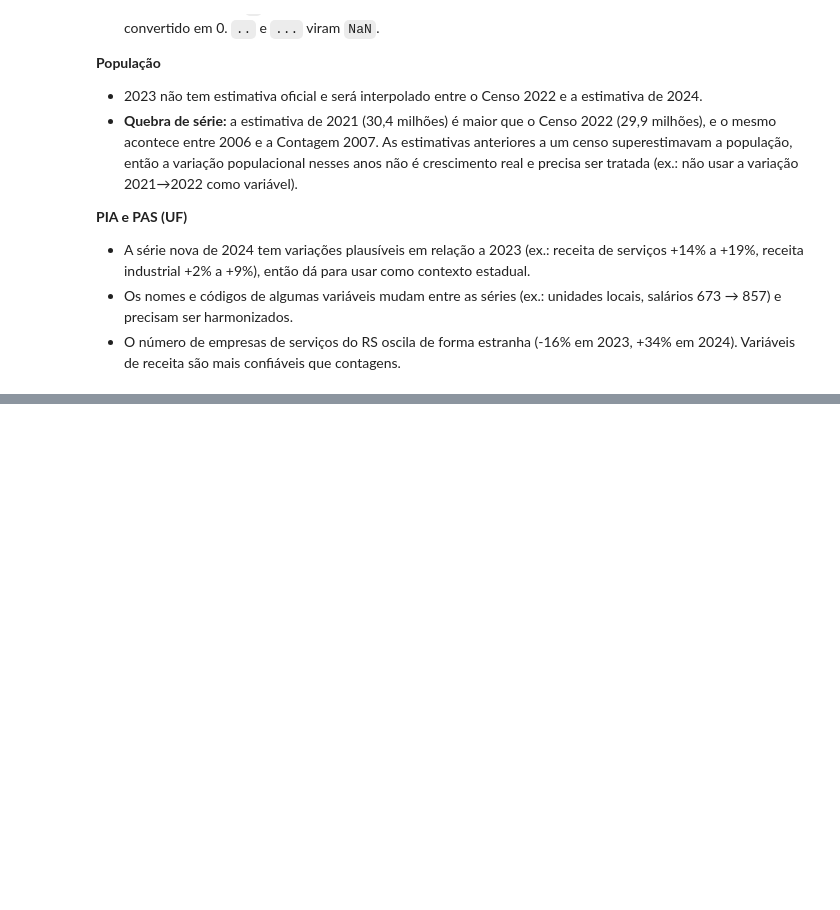
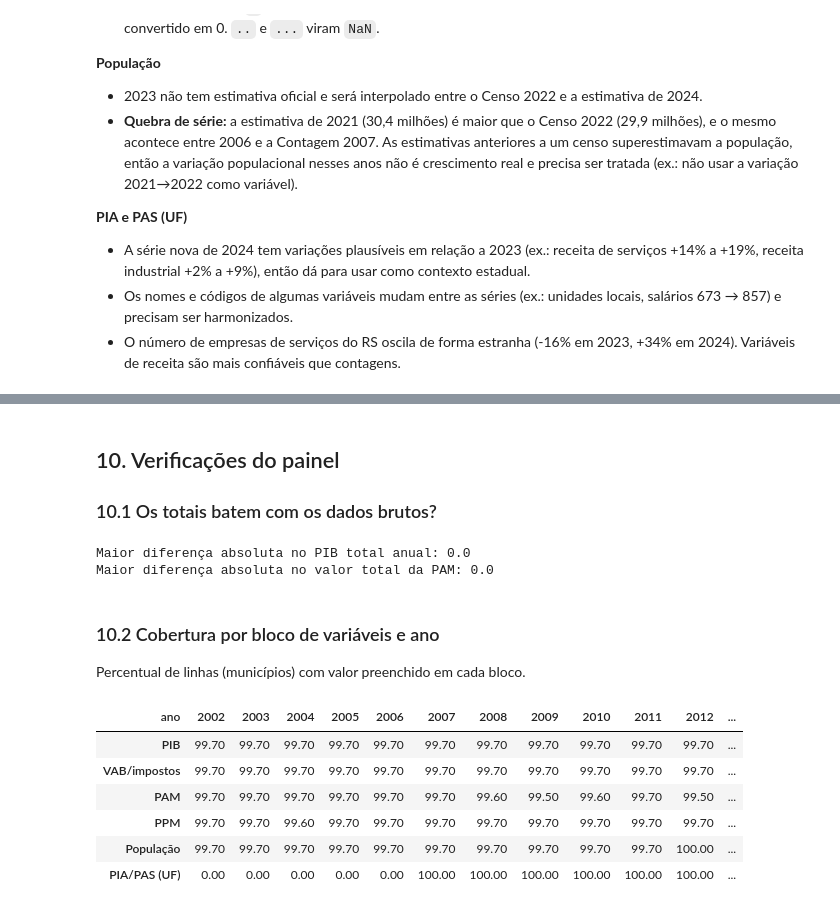
Before and after one commit to MatheuzinDev/Trabalho-Ciencia-Dados-AV2, a Jupyter notebook: notebooks/01_coleta_integracao.ipynb, the cells around one changed output, grey strips where cells are left out. Saved outputs shown, nothing was run; the diff lists cells and outputs as text; code cells hidden in the pictures; blank space fills up the shorter version.

```diff
--- a/notebooks/01_coleta_integracao.ipynb
+++ b/notebooks/01_coleta_integracao.ipynb
@@ -452,0 +495,42 @@ pas_cmp
+# %% [markdown]
+## 10. Verificações do painel
+
+### 10.1 Os totais batem com os dados brutos?
+# %%
+# PIB total por ano: painel × arquivo bruto (diferença deve ser zero)
+pib_bruto = pib[pib["cod_variavel"] == 37].groupby("ano")["valor"].sum()
+pib_painel = painel.groupby("ano")["pib"].sum()
+print("Maior diferença absoluta no PIB total anual:", (pib_bruto - pib_painel.loc[pib_bruto.index]).abs().max())
+
+# Valor total da PAM por ano
+pam_bruto = valor_total.groupby("ano")["valor"].sum()
+print("Maior diferença absoluta no valor total da PAM:", (pam_bruto - painel.groupby("ano")["pam_valor_total"].sum()).abs().max())
+# %% [output]
+Maior diferença absoluta no PIB total anual: 0.0
+Maior diferença absoluta no valor total da PAM: 0.0
+# %% [markdown]
+### 10.2 Cobertura por bloco de variáveis e ano
+
+Percentual de linhas (municípios) com valor preenchido em cada bloco.
+# %%
+blocos = {
+    "PIB": ["pib"],
+    "VAB/impostos": ["vab_total", "vab_agro", "vab_industria", "vab_servicos", "vab_adm_publica", "impostos"],
+    "PAM": [c for c in painel.columns if c.startswith("pam_")],
+    "PPM": [c for c in painel.columns if c.startswith("ppm_")],
+    "População": ["populacao"],
+    "PIA/PAS (UF)": [c for c in painel.columns if c.startswith("uf_p")],
+}
+cobertura = pd.DataFrame({
+    nome: painel[cols].notna().mean(axis=1).groupby(painel["ano"]).mean() * 100
+    for nome, cols in blocos.items()
+}).T
+cobertura.round(1)
+# %% [output]
+| ano | 2002 | 2003 | 2004 | 2005 | 2006 | 2007 | 2008 | 2009 | 2010 | 2011 | 2012 | ... |
+| PIB | 99.70 | 99.70 | 99.70 | 99.70 | 99.70 | 99.70 | 99.70 | 99.70 | 99.70 | 99.70 | 99.70 | ... |
+| VAB/impostos | 99.70 | 99.70 | 99.70 | 99.70 | 99.70 | 99.70 | 99.70 | 99.70 | 99.70 | 99.70 | 99.70 | ... |
+| PAM | 99.70 | 99.70 | 99.70 | 99.70 | 99.70 | 99.70 | 99.60 | 99.50 | 99.60 | 99.70 | 99.50 | ... |
+| PPM | 99.70 | 99.70 | 99.60 | 99.70 | 99.70 | 99.70 | 99.70 | 99.70 | 99.70 | 99.70 | 99.70 | ... |
+| População | 99.70 | 99.70 | 99.70 | 99.70 | 99.70 | 99.70 | 99.70 | 99.70 | 99.70 | 99.70 | 100.00 | ... |
+| PIA/PAS (UF) | 0.00 | 0.00 | 0.00 | 0.00 | 0.00 | 100.00 | 100.00 | 100.00 | 100.00 | 100.00 | 100.00 | ... |
```
Also changed, not shown: parts of 11 cells of this notebook, 3 other files.
